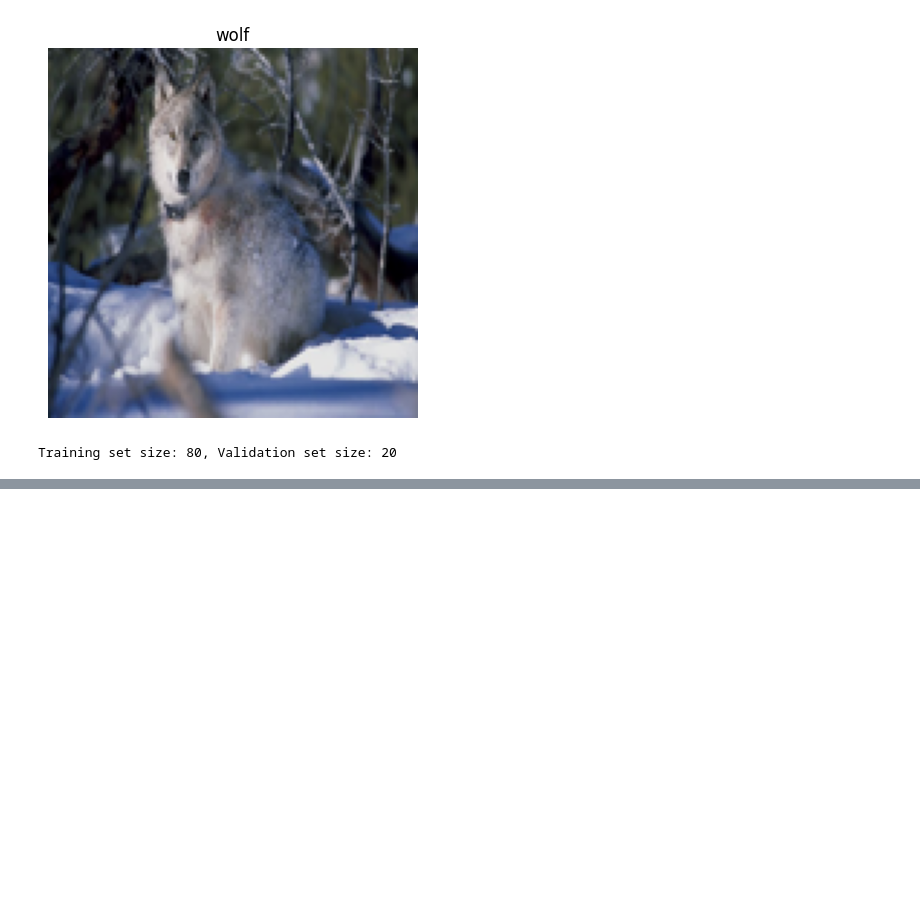
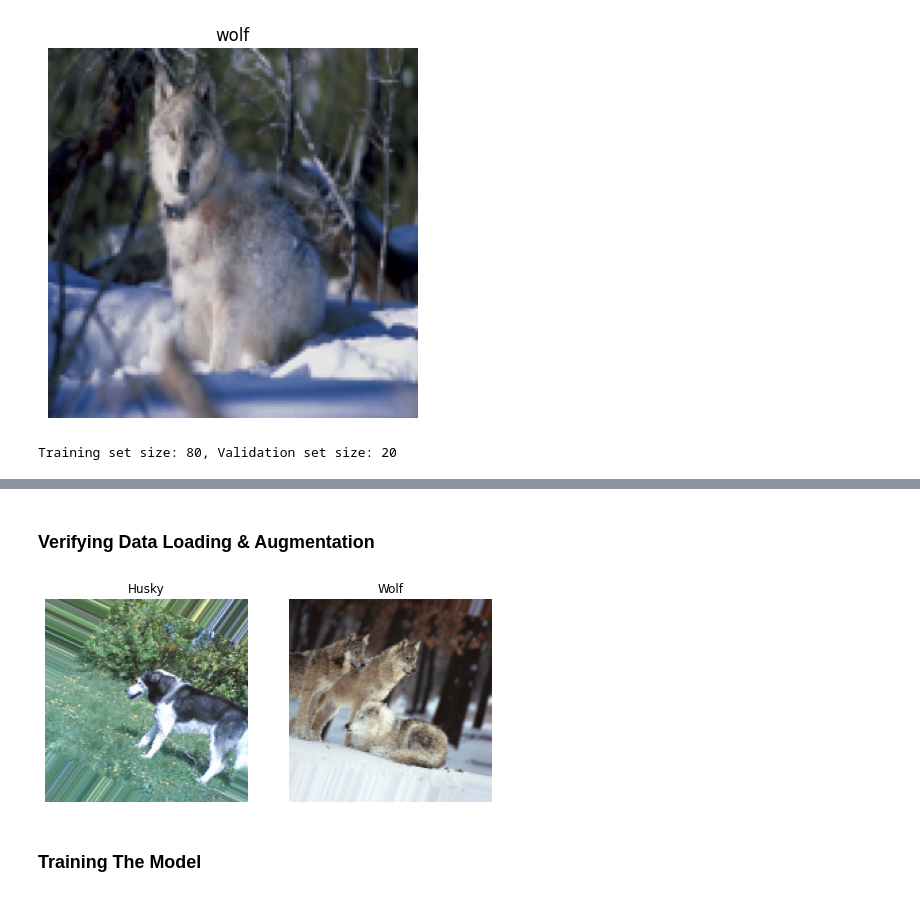
Before and after one commit to Bahoora/Pattern_Lab1, a Jupyter notebook: Assignment1.ipynb, the cells around one changed output, grey strips where cells are left out. Drawn from its saved outputs; the diff is of its cells as text; code cells hidden in the pictures; blank space fills up the shorter version.

```diff
--- a/Assignment1.ipynb
+++ b/Assignment1.ipynb
@@ -118,0 +156,13 @@ Training set size: 80, Validation set size: 20
+# %%
+# Augmentation & Preprocessing for training and validation (using validation_split)
+image_gen = ImageDataGenerator(
+    rotation_range=30,
+    width_shift_range=0.1,
+    height_shift_range=0.1,
+    rescale=1/255,
+    shear_range=0.2,
+    zoom_range=0.2,
+    horizontal_flip=True,
+    fill_mode='nearest',
+    validation_split=0.2  # 20% of training data for validation
+)
@@ -118,0 +212,33 @@ Training set size: 80, Validation set size: 20
+# %% [markdown]
+### Verifying Data Loading & Augmentation
+# %%
+husky_img, wolf_img = None, None
+
+for i in range(len(train_generator.filepaths)):
+    img, label = train_generator.next()
+
+    if label[0] == 0 and husky_img is None:  # First Husky image
+        husky_img = img[0]
+    elif label[0] == 1 and wolf_img is None:  # First Wolf image
+        wolf_img = img[0]
+
+    if husky_img is not None and wolf_img is not None:
+        break
+
+fig, axes = plt.subplots(1, 2, figsize=(8, 4))
+
+# Husky Image
+axes[0].imshow(husky_img)
+axes[0].set_title("Husky")
+axes[0].axis('off')
+
+# Wolf Image
+axes[1].imshow(wolf_img)
+axes[1].set_title("Wolf")
+axes[1].axis('off')
+
+plt.show()
+# %% [output]
+[figure, added]
+# %% [markdown]
+### Training The Model
```
Also changed, not shown: parts of 11 cells of this notebook, 20 other files.
